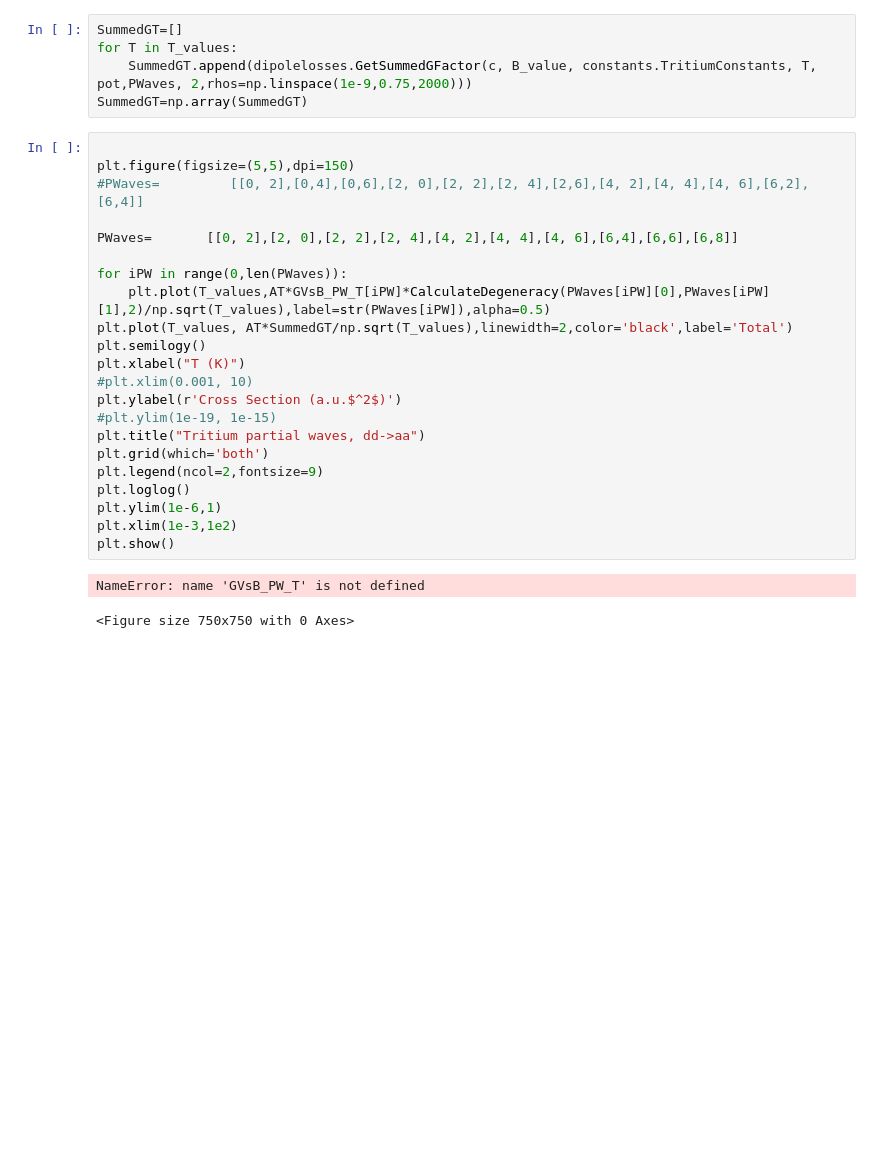
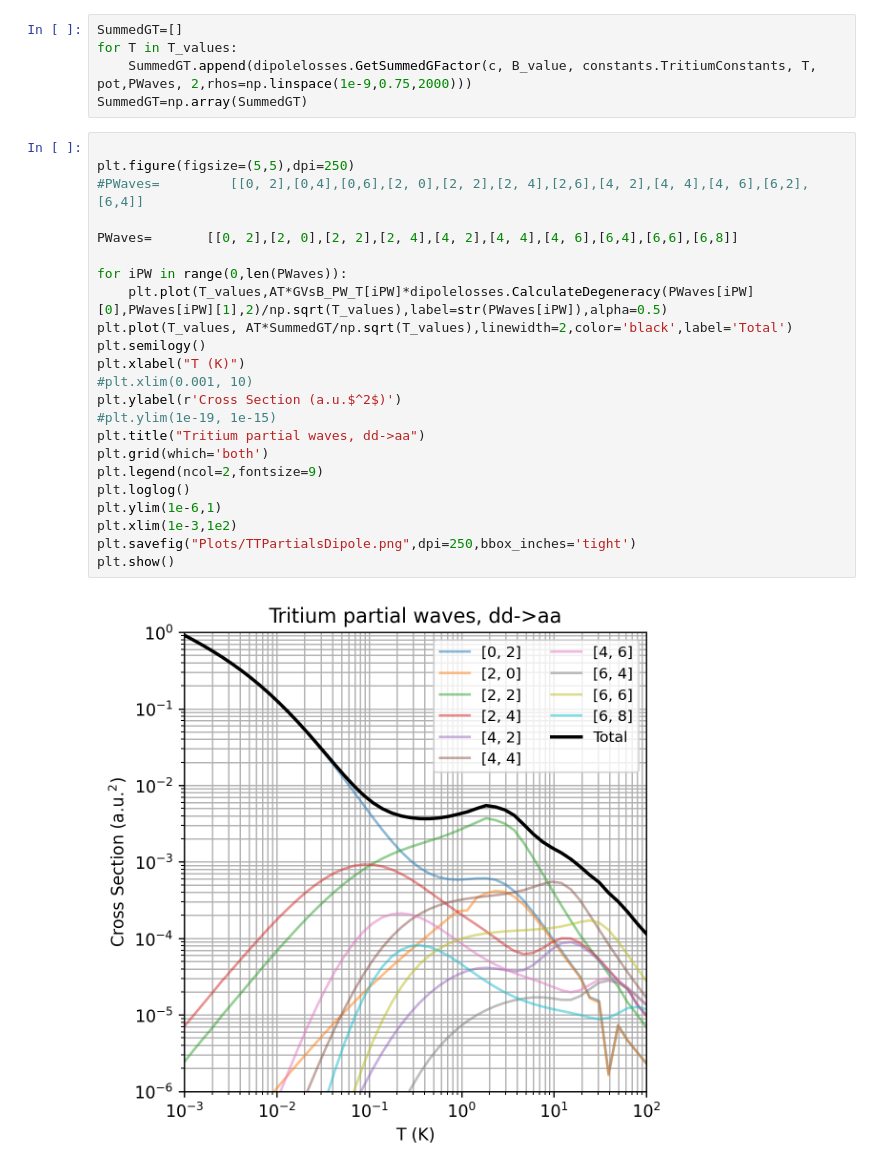
Before and after one commit to UTA-NURES/AtomicHScattering, a Jupyter notebook: examples/Higher Partial Waves.ipynb, the cells around one changed output. Drawn from its saved outputs; the diff is of its cells as text; blank space fills up the shorter version.

Commit message:
Add sum plots

```diff
--- a/examples/Higher Partial Waves.ipynb
+++ b/examples/Higher Partial Waves.ipynb
@@ -78,26 +78,26 @@ for T in T_values:
 SummedGT=np.array(SummedGT)
 # %%
 
-plt.figure(figsize=(5,5),dpi=150)
+plt.figure(figsize=(5,5),dpi=250)
 #PWaves=         [[0, 2],[0,4],[0,6],[2, 0],[2, 2],[2, 4],[2,6],[4, 2],[4, 4],[4, 6],[6,2],[6,4]]
 
 PWaves=       [[0, 2],[2, 0],[2, 2],[2, 4],[4, 2],[4, 4],[4, 6],[6,4],[6,6],[6,8]]
 
 for iPW in range(0,len(PWaves)):
-    plt.plot(T_values,AT*GVsB_PW_T[iPW]*CalculateDegeneracy(PWaves[iPW][0],PWaves[iPW][1],2)/np.sqrt(T_values),label=str(PWaves[iPW]),alpha=0.5)
+    plt.plot(T_values,AT*GVsB_PW_T[iPW]*dipolelosses.CalculateDegeneracy(PWaves[iPW][0],PWaves[iPW][1],2)/np.sqrt(T_values),label=str(PWaves[iPW]),alpha=0.5)
 plt.plot(T_values, AT*SummedGT/np.sqrt(T_values),linewidth=2,color='black',label='Total')
 plt.semilogy()
 plt.xlabel("T (K)")
 #plt.xlim(0.001, 10)
 plt.ylabel(r'Cross Section (a.u.$^2$)')
 #plt.ylim(1e-19, 1e-15)
 plt.title("Tritium partial waves, dd->aa")
 plt.grid(which='both')
 plt.legend(ncol=2,fontsize=9)
 plt.loglog()
 plt.ylim(1e-6,1)
 plt.xlim(1e-3,1e2)
+plt.savefig("Plots/TTPartialsDipole.png",dpi=250,bbox_inches='tight')
 plt.show()
 # %% [output]
-NameError: name 'GVsB_PW_T' is not defined
-<Figure size 750x750 with 0 Axes>
+[figure, added]
```
Also changed, not shown: 5 other files.
